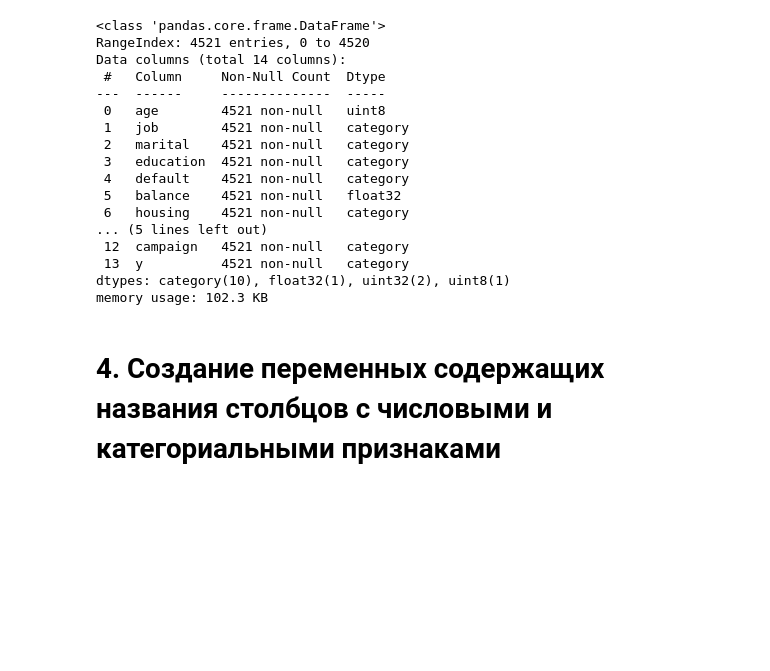
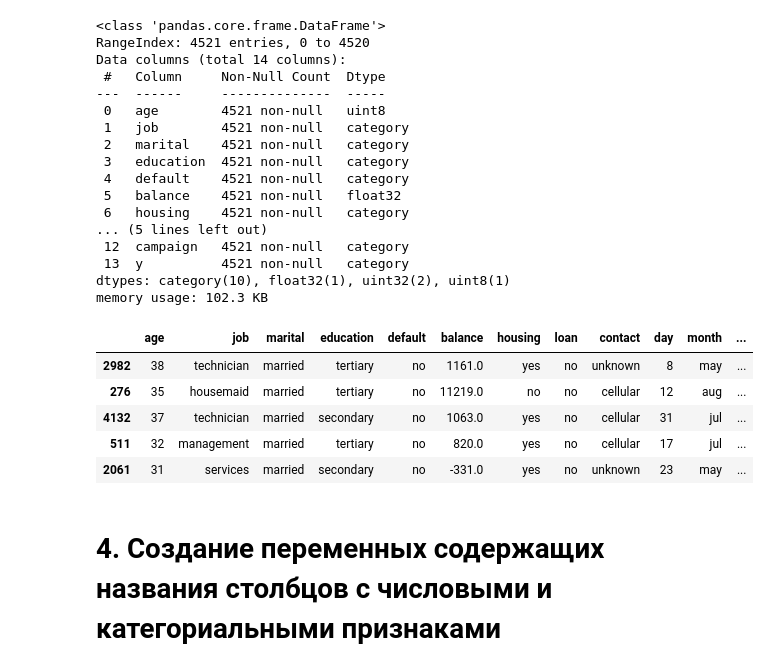
Before and after one commit to yurchest/IIS_labs, a Jupyter notebook: research/research.ipynb, the cells around one changed output. Cells and saved outputs as stored; diff of their text form; code cells hidden in the pictures; blank space fills up the shorter version.

```diff
--- a/research/research.ipynb
+++ b/research/research.ipynb
@@ -47,6 +47,15 @@ lb = LabelEncoder()
 df['target'] = lb.fit_transform(df['target'])
 # %%
 X_train, X_test, y_train, y_test = train_test_split(df.drop('target', axis=1), df['target'], test_size=0.25, random_state=123)
+# %%
+X_test.head(5)
+# %% [output]
+|  | age | job | marital | education | default | balance | housing | loan | contact | day | month | ... |
+| 2982 | 38 | technician | married | tertiary | no | 1161.0 | yes | no | unknown | 8 | may | ... |
+| 276 | 35 | housemaid | married | tertiary | no | 11219.0 | no | no | cellular | 12 | aug | ... |
+| 4132 | 37 | technician | married | secondary | no | 1063.0 | yes | no | cellular | 31 | jul | ... |
+| 511 | 32 | management | married | tertiary | no | 820.0 | yes | no | cellular | 17 | jul | ... |
+| 2061 | 31 | services | married | secondary | no | -331.0 | yes | no | unknown | 23 | may | ... |
 # %% [markdown]
 # 4. Создание переменных содержащих названия столбцов с числовыми и категориальными признаками
 # %%
```
Also changed, not shown: parts of 17 cells of this notebook, 13 other files.
